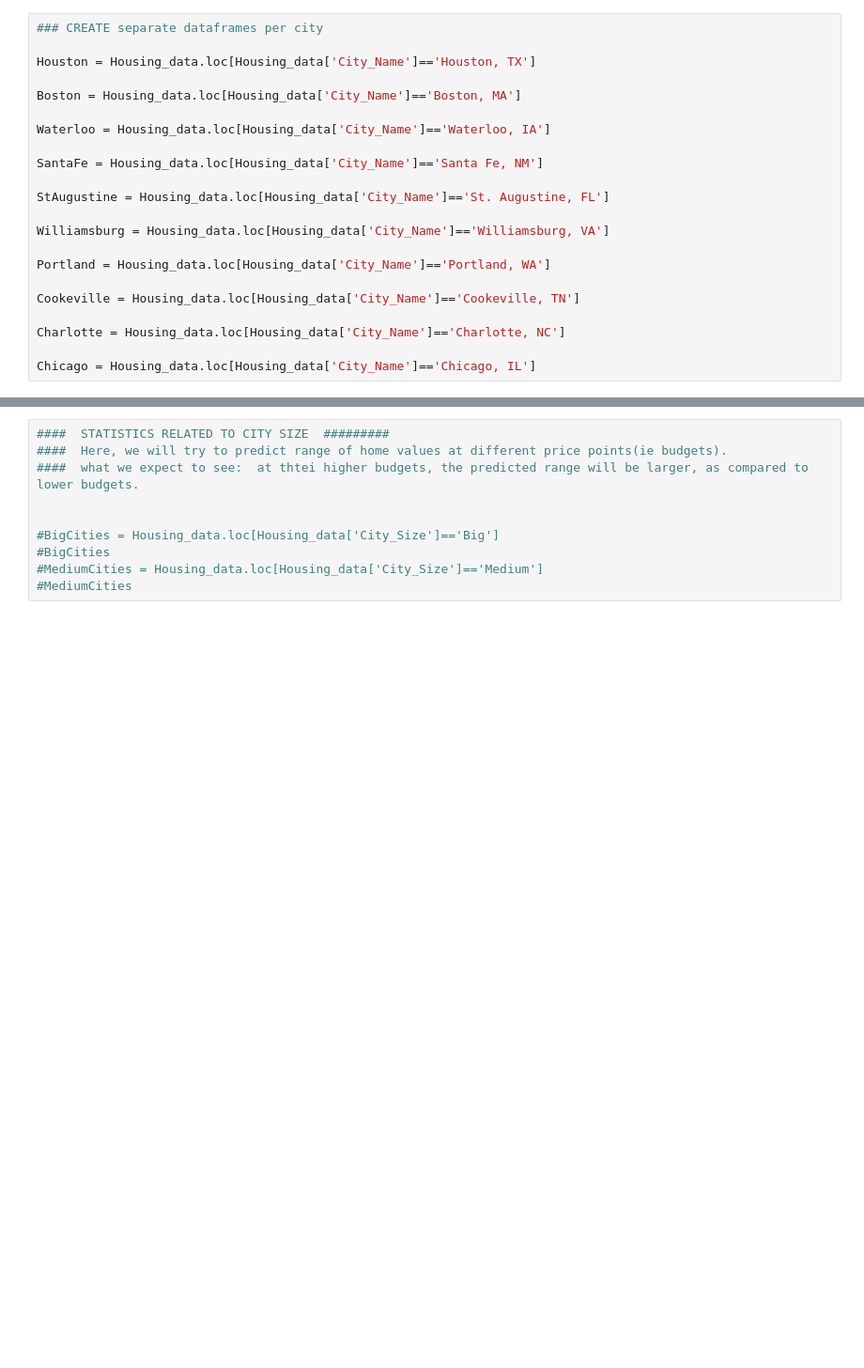
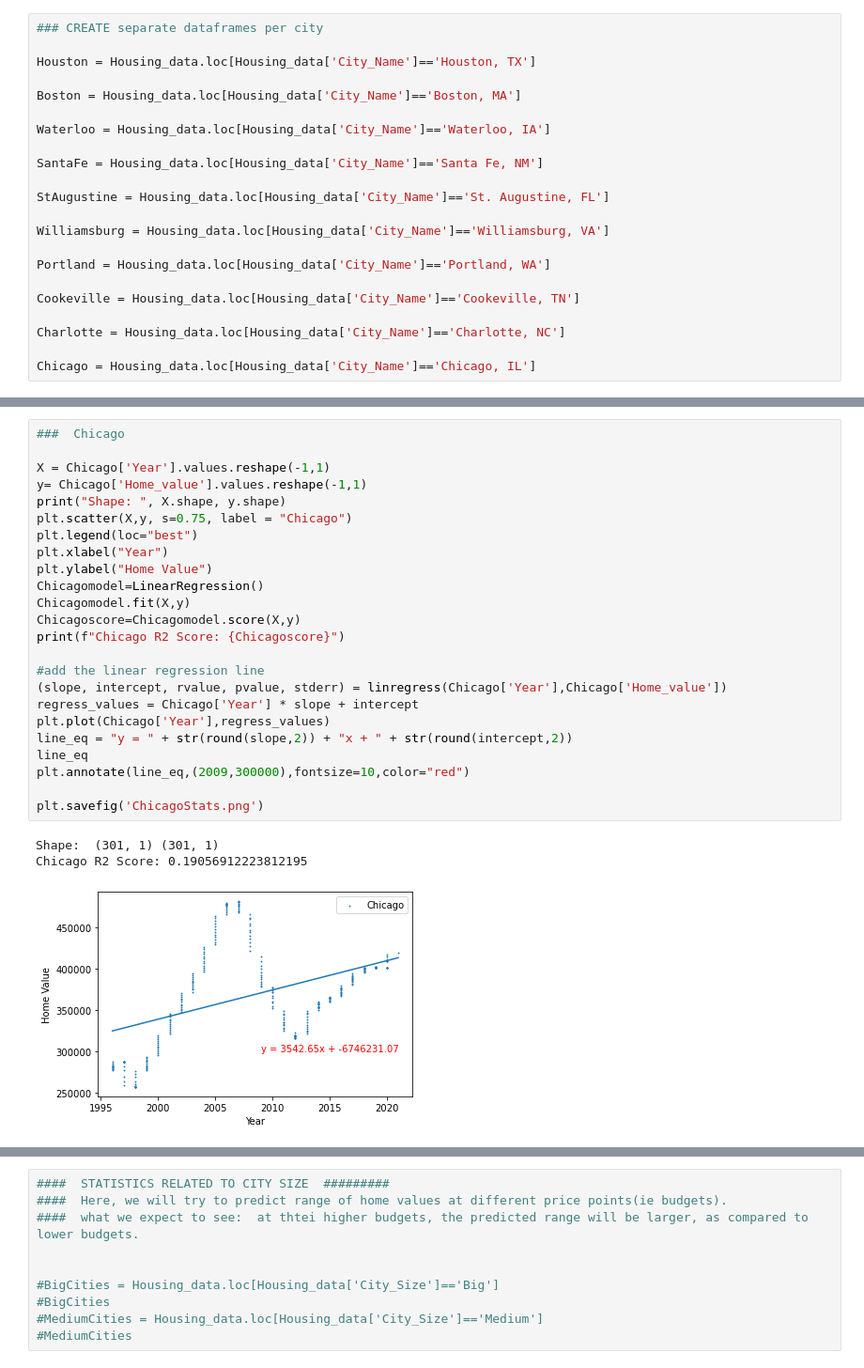
Before and after one commit to marinahobday/housingProject3, a Jupyter notebook: final-project- model.ipynb, the cells around one changed output, grey strips where cells are left out. Shown at 94% size. Drawn from its saved outputs; the diff is of its cells as text; blank space fills up the shorter version.

```diff
--- a/final-project- model.ipynb
+++ b/final-project- model.ipynb
@@ -391,0 +179,28 @@ plt.show()
+# %%
+###  Chicago
+
+X = Chicago['Year'].values.reshape(-1,1)
+y= Chicago['Home_value'].values.reshape(-1,1)
+print("Shape: ", X.shape, y.shape)
+plt.scatter(X,y, s=0.75, label = "Chicago")
+plt.legend(loc="best")
+plt.xlabel("Year")
+plt.ylabel("Home Value")
+Chicagomodel=LinearRegression()
+Chicagomodel.fit(X,y)
+Chicagoscore=Chicagomodel.score(X,y)
+print(f"Chicago R2 Score: {Chicagoscore}")
+
+#add the linear regression line
+(slope, intercept, rvalue, pvalue, stderr) = linregress(Chicago['Year'],Chicago['Home_value'])
+regress_values = Chicago['Year'] * slope + intercept
+plt.plot(Chicago['Year'],regress_values)
+line_eq = "y = " + str(round(slope,2)) + "x + " + str(round(intercept,2))
+line_eq
+plt.annotate(line_eq,(2009,300000),fontsize=10,color="red")
+
+plt.savefig('ChicagoStats.png')
+# %% [output]
+Shape:  (301, 1) (301, 1)
+Chicago R2 Score: 0.19056912223812195
+[figure, added]
```
Also changed, not shown: parts of 41 cells of this notebook.
